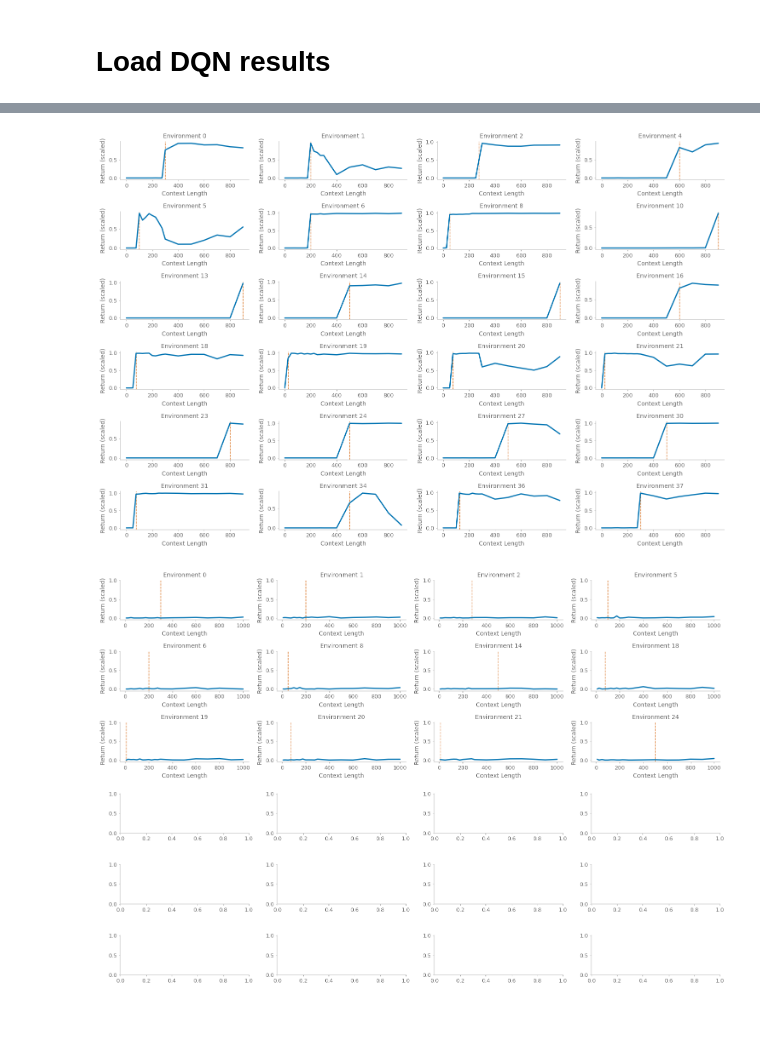
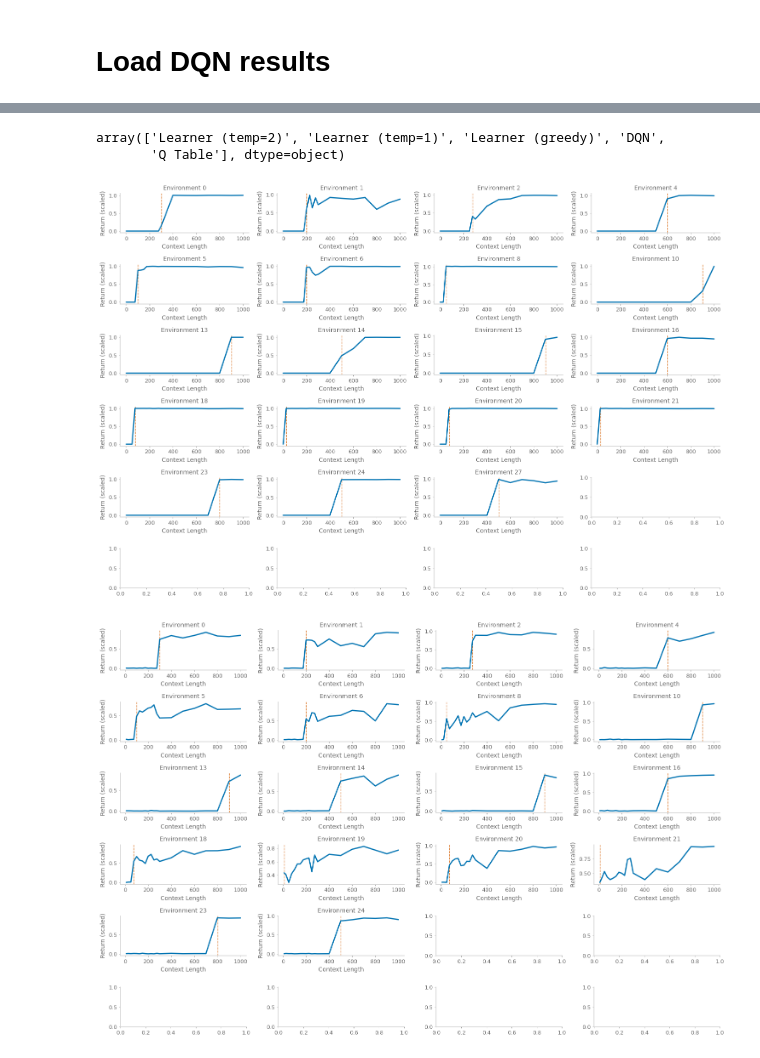
Before and after one commit to chingf/icl-maze, a Jupyter notebook: notebooks/02_plot_by_reward_and_context.ipynb, the cells around one changed output, grey strips where cells are left out. Saved outputs shown, nothing was run; the diff lists cells and outputs as text; code cells hidden in the pictures; blank space fills up the shorter version.

```diff
--- a/notebooks/02_plot_by_reward_and_context.ipynb
+++ b/notebooks/02_plot_by_reward_and_context.ipynb
@@ -55,0 +59,16 @@ dqn_df.head()
+# %%
+engram_dir = "/n/holylfs06/LABS/krajan_lab/Lab/cfang/icl-maze/"
+wandb_project = "dqn_cntree"
+env_name = "cntree_layers7_bprob1.0_corr0.25_state_dim10_envs1000_H1600_explore"
+model_name = "q_table_gamma0.85_temp0.01"
+path_to_pkl = os.path.join(engram_dir, wandb_project, env_name, "models", model_name, "eval_results.pkl")
+# %%
+with open(path_to_pkl, "rb") as f:
+    data = pickle.load(f)
+qtable_df = pd.DataFrame(data)
+qtable_df = qtable_df.rename(columns={'returns': 'return'})
+qtable_df['model'] = 'Q Table'
+opt_return = 389.1792
+qtable_df['path_length_scaled'] = (opt_return - qtable_df['return'])/opt_return
+qtable_df['returns_scaled'] = qtable_df['return']/opt_return
+qtable_df.head()
@@ -56,4 +84,4 @@ dqn_df.head()
 # %%
 # Concatenate the dataframes
-df = pd.concat([df, dqn_df], ignore_index=True)
+df = pd.concat([metarl_df, dqn_df, qtable_df], ignore_index=True)
 # %%
@@ -86,7 +121,12 @@ plt.show()
+# %%
+df['model'].unique()
+# %% [output]
+array(['Learner (temp=2)', 'Learner (temp=1)', 'Learner (greedy)', 'DQN',
+       'Q Table'], dtype=object)
 # %%
 rlim = 30
-_df = df[df['model'] == 'Learner (temp=2)']
-_df = _df[_df['context_length'] < 1000]
+_df = df[df['model'] == 'Learner (temp=1)']
+_df = _df[_df['context_length'] <= 1000]
 sample_envs = _df['environment'].unique()
 
 # Create 3x4 subplot grid
@@ -122,43 +162,44 @@ for env in sample_envs:
 plt.tight_layout()
 plt.show()
 # %% [output]
-[figure, old version]
+[figure, new version]
 # %%
 rlim = 30
-_df = df[df['model'] == 'DQN']
+_df = df[df['model'] == 'Q Table']
+_df = _df[_df['context_length'] <= 1000]
 sample_envs = _df['environment'].unique()
 
 # Create 3x4 subplot grid
 n_rows = 6
 n_cols = 4
 fig, axes = plt.subplots(n_rows, n_cols, figsize=(15, 10))
 axes = axes.flatten()
 n_envs_plotted = 0
 n_envs_total = n_rows * n_cols
 for env in sample_envs:
     env_df = _df[_df['environment'] == env]
     # Find first context length where reward > 0
     first_reward = env_df[env_df['experienced_reward'] > 0]['context_length'].min()
-    if pd.notna(first_reward) and first_reward < 600:
+    if pd.notna(first_reward) and first_reward < 1000:
         axes[n_envs_plotted].axvline(x=first_reward, color='r', linestyle='--', alpha=0.8)
     else:
         continue
     sns.lineplot(
         data=env_df,
         x='context_length',
         y='returns_scaled',
         ax=axes[n_envs_plotted],
         linewidth=2
     )
     axes[n_envs_plotted].set_title(f'Environment {env}')
     axes[n_envs_plotted].set_xlabel('Context Length')
     axes[n_envs_plotted].set_ylabel('Return (scaled)')
-    axes[n_envs_plotted].set_ylim(-0.05, 1)
+
     n_envs_plotted += 1
     if n_envs_plotted == n_envs_total:
         break
 
 plt.tight_layout()
 plt.show()
 # %% [output]
-[figure, old version]
+[figure, new version]
```
Also changed, not shown: parts of 9 cells of this notebook, 31 other files.
